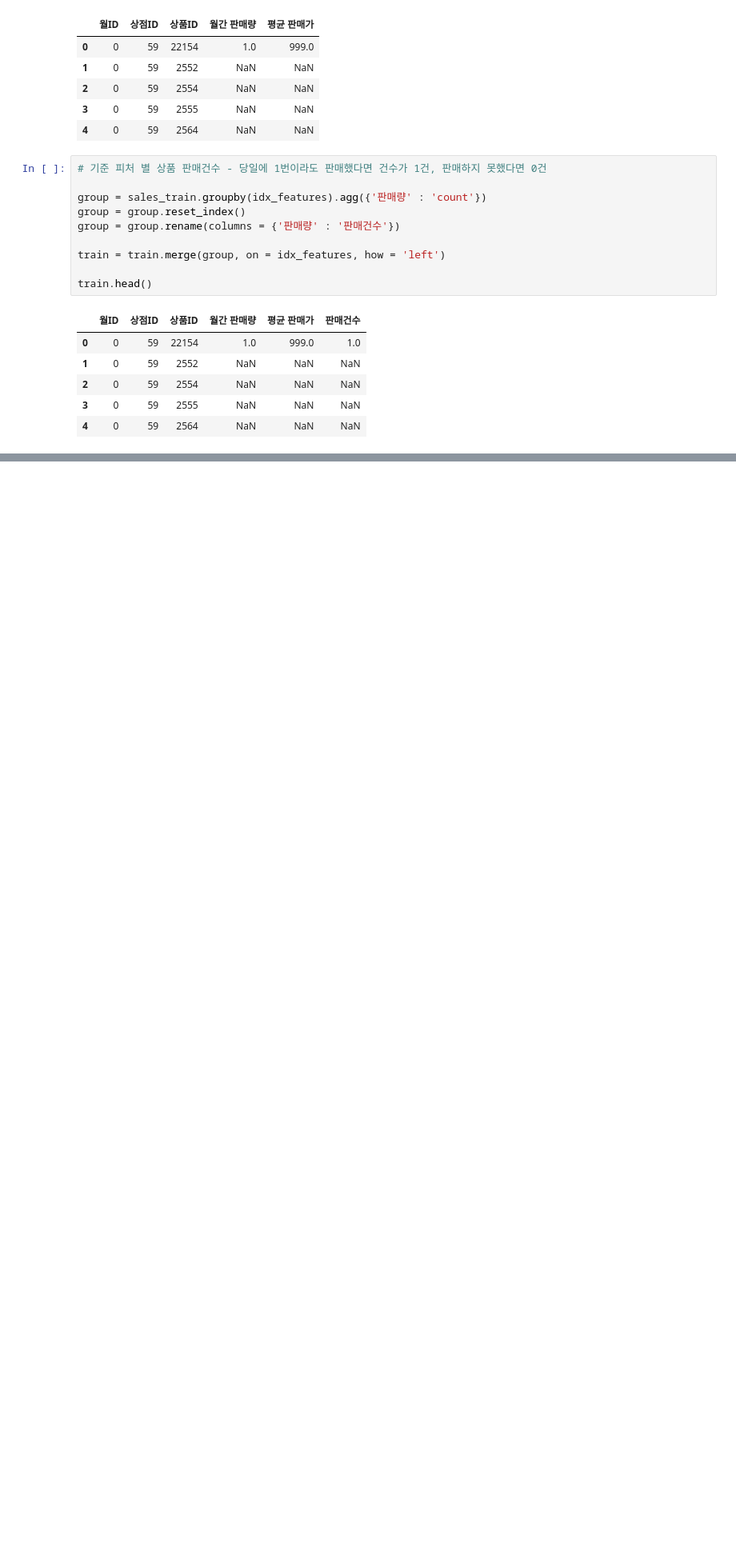
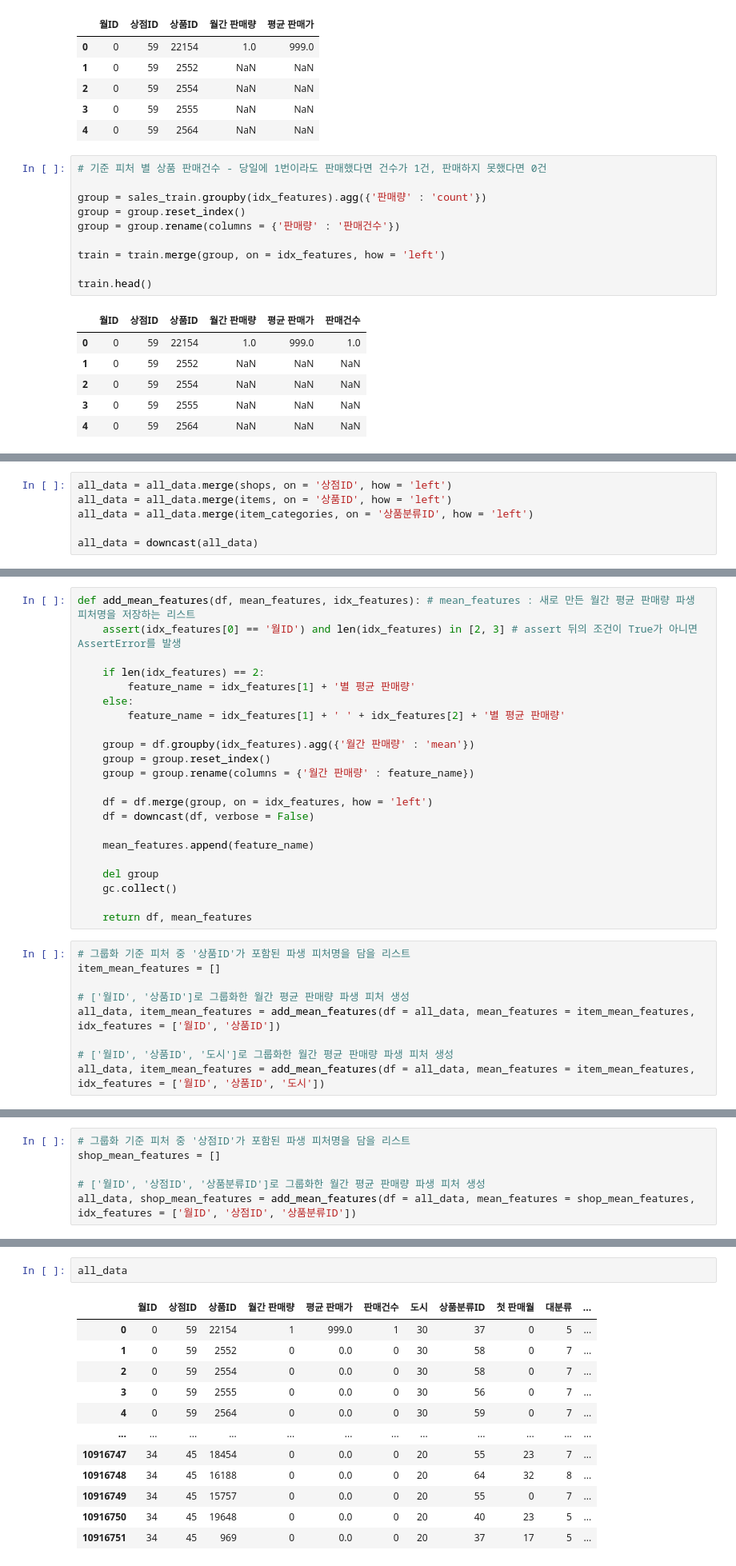
Before and after one commit to hbhb0311/DataAnalysis, a Jupyter notebook: predict_future_sales.ipynb, the cells around one changed output, grey strips where cells are left out. Shown at 80% size. Drawn from its saved outputs; the diff is of its cells as text; blank space fills up the shorter version.

```diff
--- a/predict_future_sales.ipynb
+++ b/predict_future_sales.ipynb
@@ -1035,0 +1058,6 @@ train.head()
+# %%
+all_data = all_data.merge(shops, on = '상점ID', how = 'left')
+all_data = all_data.merge(items, on = '상품ID', how = 'left')
+all_data = all_data.merge(item_categories, on = '상품분류ID', how = 'left')
+
+all_data = downcast(all_data)
@@ -1035,0 +1073,31 @@ train.head()
+# %%
+def add_mean_features(df, mean_features, idx_features): # mean_features : 새로 만든 월간 평균 판매량 파생 피처명을 저장하는 리스트
+    assert(idx_features[0] == '월ID') and len(idx_features) in [2, 3] # assert 뒤의 조건이 True가 아니면 AssertError를 발생
+
+    if len(idx_features) == 2:
+        feature_name = idx_features[1] + '별 평균 판매량'
+    else:
+        feature_name = idx_features[1] + ' ' + idx_features[2] + '별 평균 판매량'
+
+    group = df.groupby(idx_features).agg({'월간 판매량' : 'mean'})
+    group = group.reset_index()
+    group = group.rename(columns = {'월간 판매량' : feature_name})
+
+    df = df.merge(group, on = idx_features, how = 'left')
+    df = downcast(df, verbose = False)
+
+    mean_features.append(feature_name)
+
+    del group
+    gc.collect()
+
+    return df, mean_features
+# %%
+# 그룹화 기준 피처 중 '상품ID'가 포함된 파생 피처명을 담을 리스트
+item_mean_features = []
+
+# ['월ID', '상품ID']로 그룹화한 월간 평균 판매량 파생 피처 생성
+all_data, item_mean_features = add_mean_features(df = all_data, mean_features = item_mean_features, idx_features = ['월ID', '상품ID'])
+
+# ['월ID', '상품ID', '도시']로 그룹화한 월간 평균 판매량 파생 피처 생성
+all_data, item_mean_features = add_mean_features(df = all_data, mean_features = item_mean_features, idx_features = ['월ID', '상품ID', '도시'])
@@ -1035,0 +1108,6 @@ train.head()
+# %%
+# 그룹화 기준 피처 중 '상점ID'가 포함된 파생 피처명을 담을 리스트
+shop_mean_features = []
+
+# ['월ID', '상점ID', '상품분류ID']로 그룹화한 월간 평균 판매량 파생 피처 생성
+all_data, shop_mean_features = add_mean_features(df = all_data, mean_features = shop_mean_features, idx_features = ['월ID', '상점ID', '상품분류ID'])
@@ -1035,0 +1118,15 @@ train.head()
+# %%
+all_data
+# %% [output]
+|  | 월ID | 상점ID | 상품ID | 월간 판매량 | 평균 판매가 | 판매건수 | 도시 | 상품분류ID | 첫 판매월 | 대분류 | ... |
+| 0 | 0 | 59 | 22154 | 1 | 999.0 | 1 | 30 | 37 | 0 | 5 | ... |
+| 1 | 0 | 59 | 2552 | 0 | 0.0 | 0 | 30 | 58 | 0 | 7 | ... |
+| 2 | 0 | 59 | 2554 | 0 | 0.0 | 0 | 30 | 58 | 0 | 7 | ... |
+| 3 | 0 | 59 | 2555 | 0 | 0.0 | 0 | 30 | 56 | 0 | 7 | ... |
+| 4 | 0 | 59 | 2564 | 0 | 0.0 | 0 | 30 | 59 | 0 | 7 | ... |
+| ... | ... | ... | ... | ... | ... | ... | ... | ... | ... | ... | ... |
+| 10916747 | 34 | 45 | 18454 | 0 | 0.0 | 0 | 20 | 55 | 23 | 7 | ... |
+| 10916748 | 34 | 45 | 16188 | 0 | 0.0 | 0 | 20 | 64 | 32 | 8 | ... |
+| 10916749 | 34 | 45 | 15757 | 0 | 0.0 | 0 | 20 | 55 | 0 | 7 | ... |
+| 10916750 | 34 | 45 | 19648 | 0 | 0.0 | 0 | 20 | 40 | 23 | 5 | ... |
+| 10916751 | 34 | 45 | 969 | 0 | 0.0 | 0 | 20 | 37 | 17 | 5 | ... |
```
Also changed, not shown: parts of 12 cells of this notebook.
